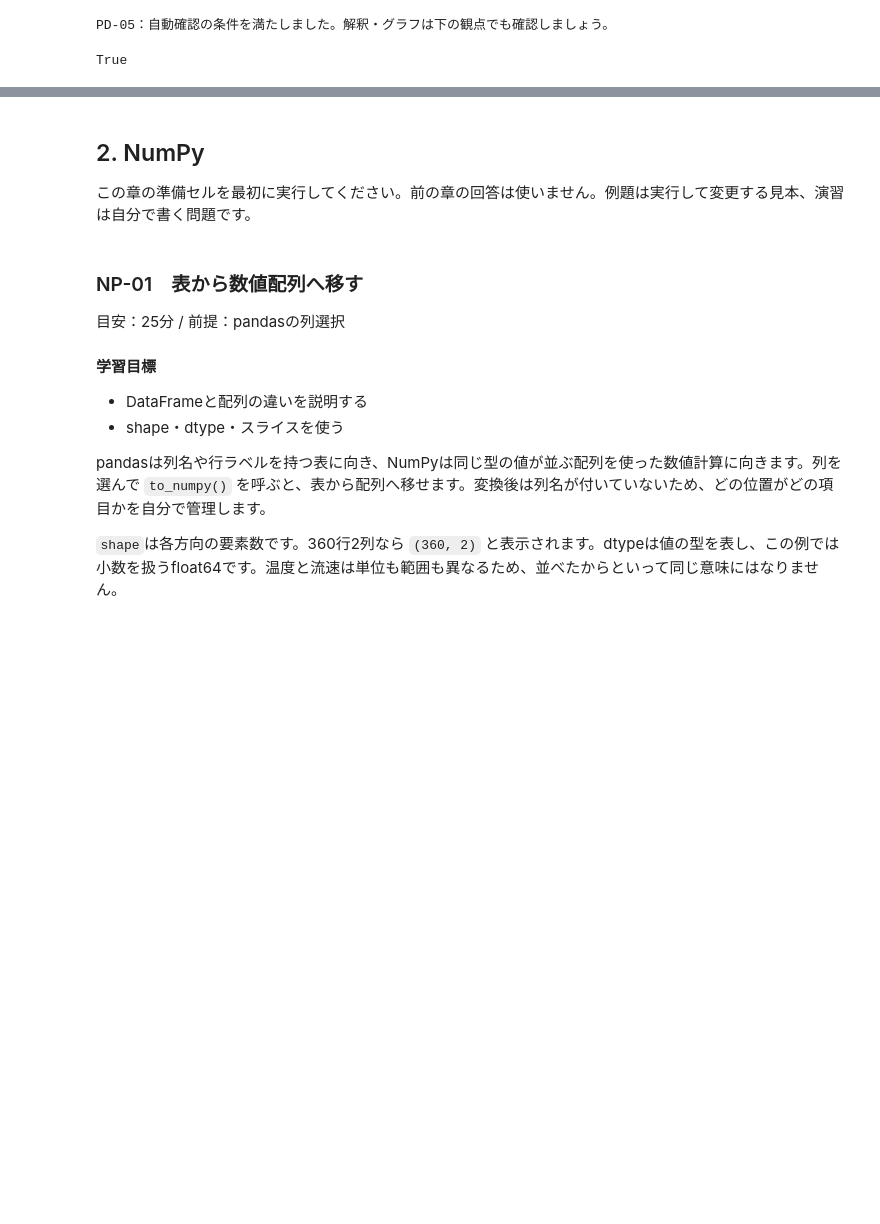
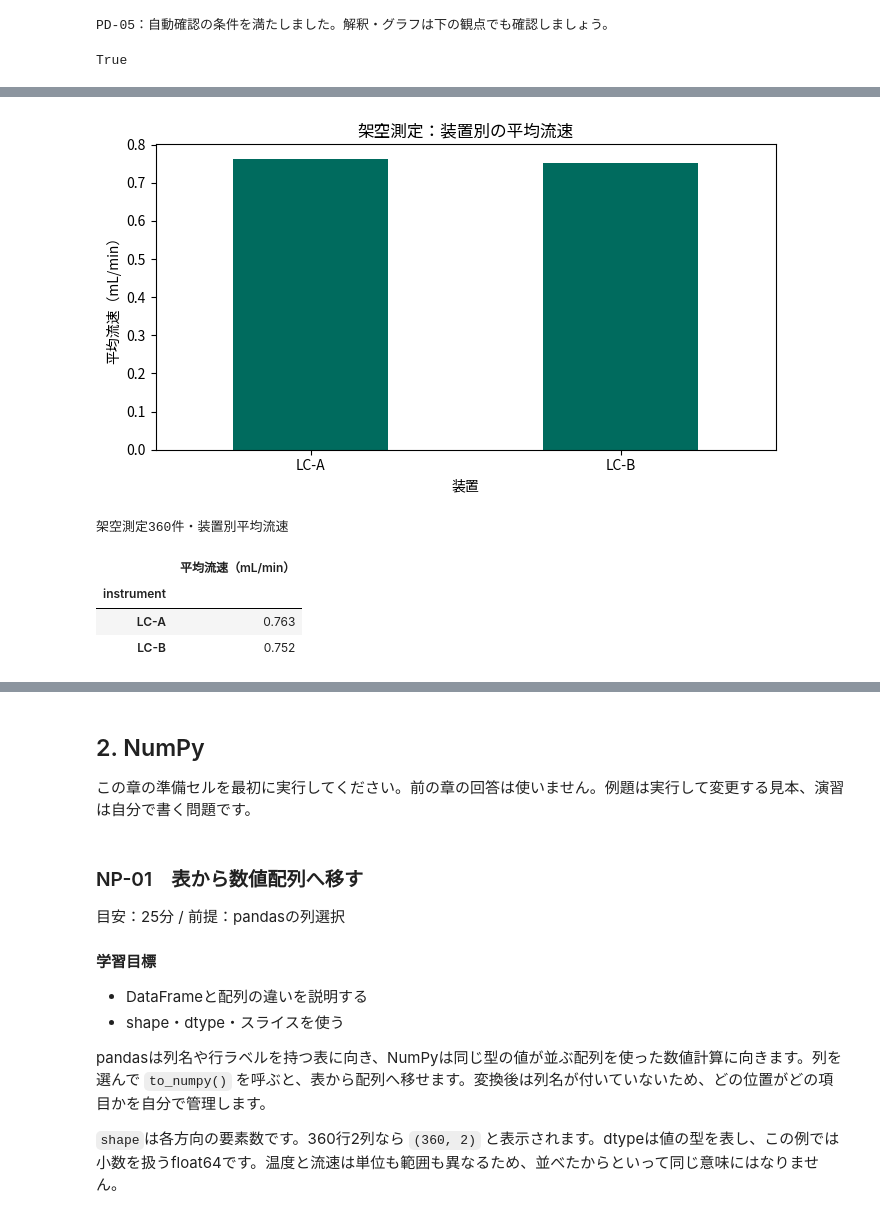
Before and after one commit to sgt9863/sgt9863.github.io, a Jupyter notebook: python-data-learning/solutions.ipynb, the cells around one changed output, grey strips where cells are left out. Cells and saved outputs as stored; diff of their text form; code cells hidden in the pictures; blank space fills up the shorter version.

```diff
--- a/python-data-learning/solutions.ipynb
+++ b/python-data-learning/solutions.ipynb
@@ -586,0 +3379,24 @@ True
+# %%
+import matplotlib.pyplot as plt
+from learning import setup_plotting
+setup_plotting()
+summary = df.groupby('instrument')['flow'].mean()
+ax = summary.plot.bar(color='#006b5e', rot=0, title='架空測定：装置別の平均流速')
+ax.set_xlabel('装置')
+ax.set_ylabel('平均流速（mL/min）')
+ax.set_ylim(bottom=0)
+ax.figure.tight_layout()
+pd_24 = {'summary': summary, 'figure': ax.figure}
+plt.show()
+plt.close(ax.figure)
+styled = summary.to_frame('平均流速（mL/min）').style.set_uuid('pd24answer').format('{:.3f}').set_caption('架空測定360件・装置別平均流速')
+styled.to_html('outputs/pd24_summary.html')
+display(styled)
+# 流速は設定条件であり、装置の性能測定値ではありません。群の条件構成も異なり得ます。
+# %% [output]
+[figure, added]
+架空測定360件・装置別平均流速
+|  | 平均流速（mL/min） |
+| instrument |  |
+| LC-A | 0.763 |
+| LC-B | 0.752 |
```
Also changed, not shown: parts of 220 cells of this notebook, 7 other files.
